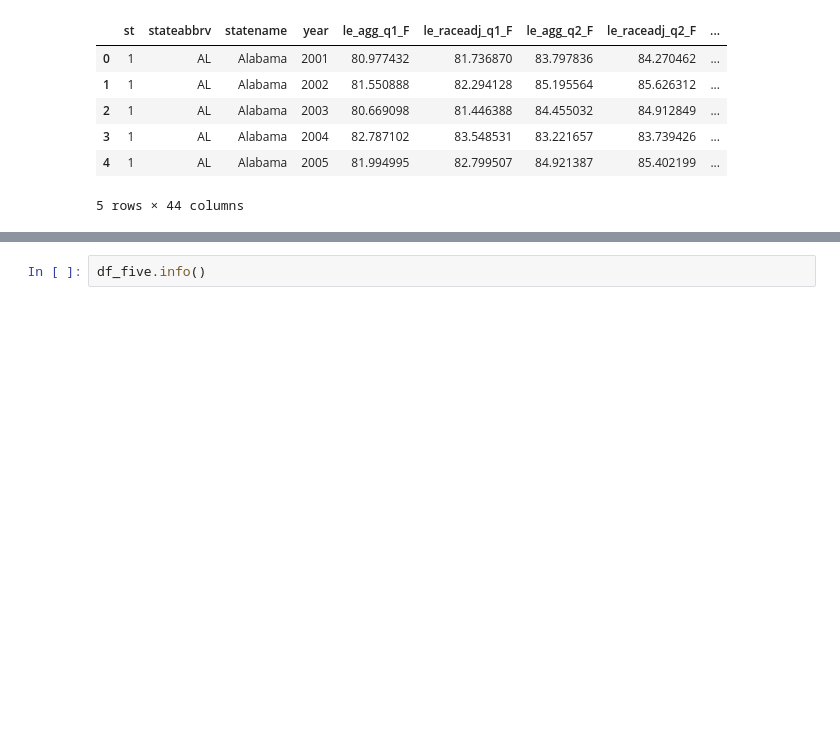
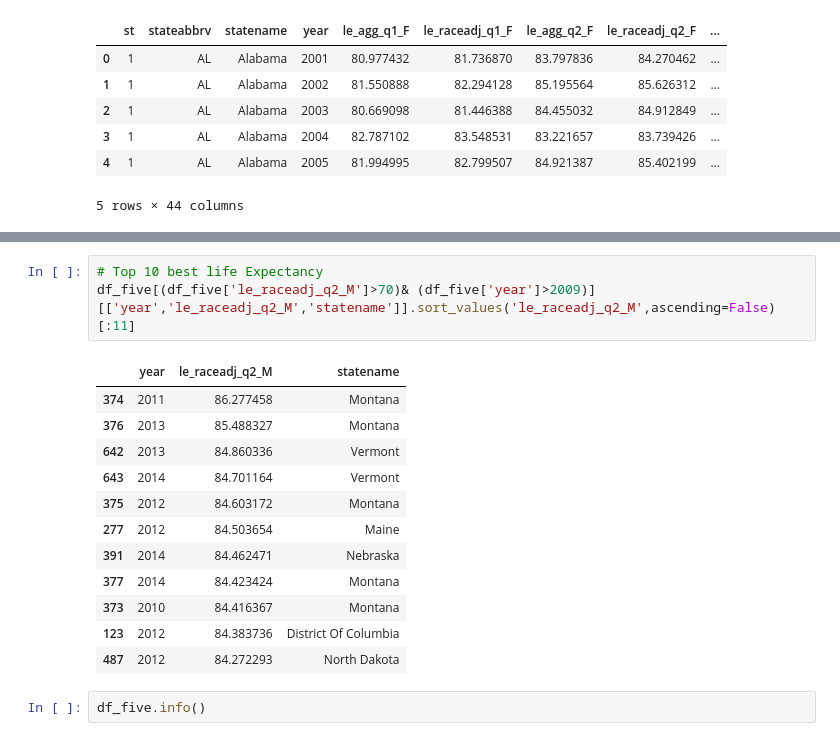
Before and after one commit to Eddiedude1/Battling_Life_Expectancy_Decline, a Jupyter notebook: Life Expectancy Data EDA Eddie.ipynb, the cells around one changed output, grey strips where cells are left out. Drawn from its saved outputs; the diff is of its cells as text; blank space fills up the shorter version.

```diff
--- a/Life Expectancy Data EDA Eddie.ipynb
+++ b/Life Expectancy Data EDA Eddie.ipynb
@@ -58,3 +59,19 @@ df_five[df_five['le_agg_q4_M']>90].sort_values('statename')
+# %%
+# Top 10 best life Expectancy
+df_five[(df_five['le_raceadj_q2_M']>70)& (df_five['year']>2009)][['year','le_raceadj_q2_M','statename']].sort_values('le_raceadj_q2_M',ascending=False)[:11]
+# %% [output]
+|  | year | le_raceadj_q2_M | statename |
+| 374 | 2011 | 86.277458 | Montana |
+| 376 | 2013 | 85.488327 | Montana |
+| 642 | 2013 | 84.860336 | Vermont |
+| 643 | 2014 | 84.701164 | Vermont |
+| 375 | 2012 | 84.603172 | Montana |
+| 277 | 2012 | 84.503654 | Maine |
+| 391 | 2014 | 84.462471 | Nebraska |
+| 377 | 2014 | 84.423424 | Montana |
+| 373 | 2010 | 84.416367 | Montana |
+| 123 | 2012 | 84.383736 | District Of Columbia |
+| 487 | 2012 | 84.272293 | North Dakota |
 # %%
 df_five.info()
 # %% [output]
```
Also changed, not shown: parts of 2 cells of this notebook.
